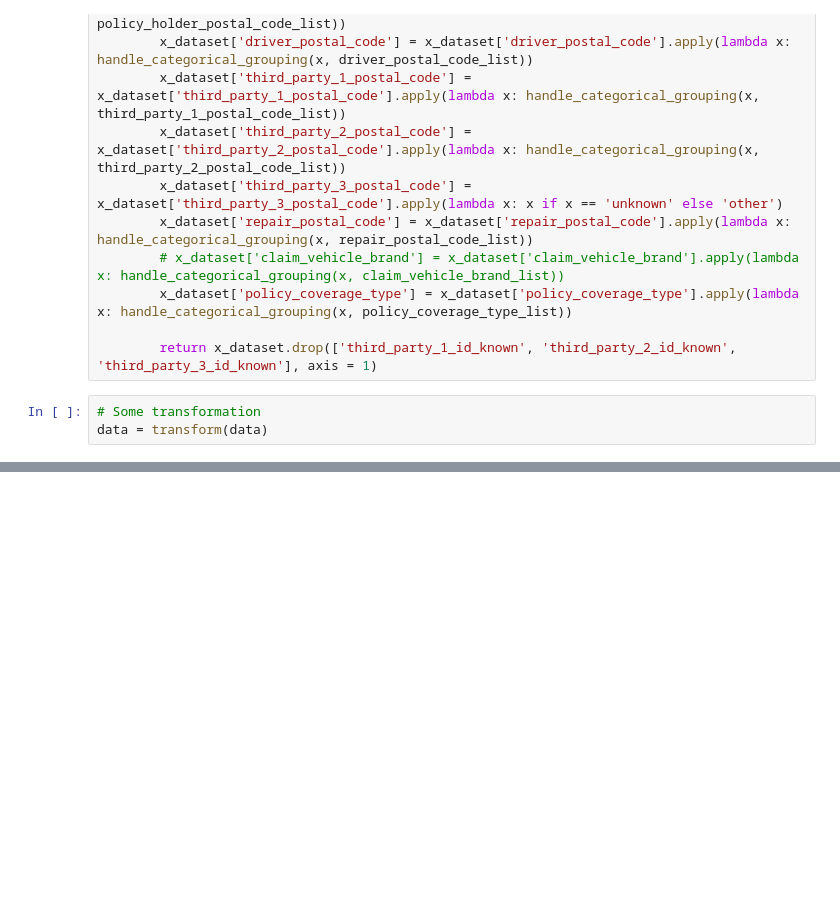
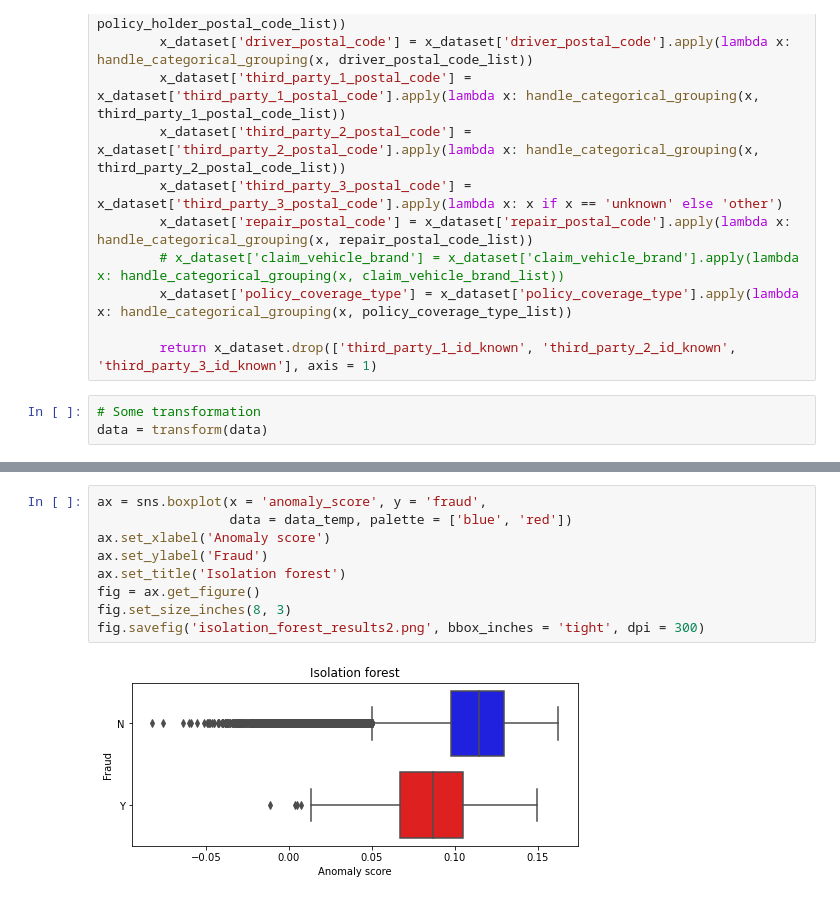
Before and after one commit to andyc1997/Advanced-Analytics, a Jupyter notebook: Assignment1/outlier.ipynb, the cells around one changed output, grey strips where cells are left out. Cells and saved outputs as stored; diff of their text form; blank space fills up the shorter version.

```diff
--- a/Assignment1/outlier.ipynb
+++ b/Assignment1/outlier.ipynb
@@ -120,0 +141,11 @@ X, y = pd.get_dummies(data.drop(['claim_id', 'fraud'], axis = 1), drop_first = T
+# %%
+ax = sns.boxplot(x = 'anomaly_score', y = 'fraud',
+                 data = data_temp, palette = ['blue', 'red'])
+ax.set_xlabel('Anomaly score')
+ax.set_ylabel('Fraud')
+ax.set_title('Isolation forest')
+fig = ax.get_figure()
+fig.set_size_inches(8, 3)
+fig.savefig('isolation_forest_results2.png', bbox_inches = 'tight', dpi = 300)
+# %% [output]
+[figure, added]
```
Also changed, not shown: parts of 7 cells of this notebook, 1 other file.
